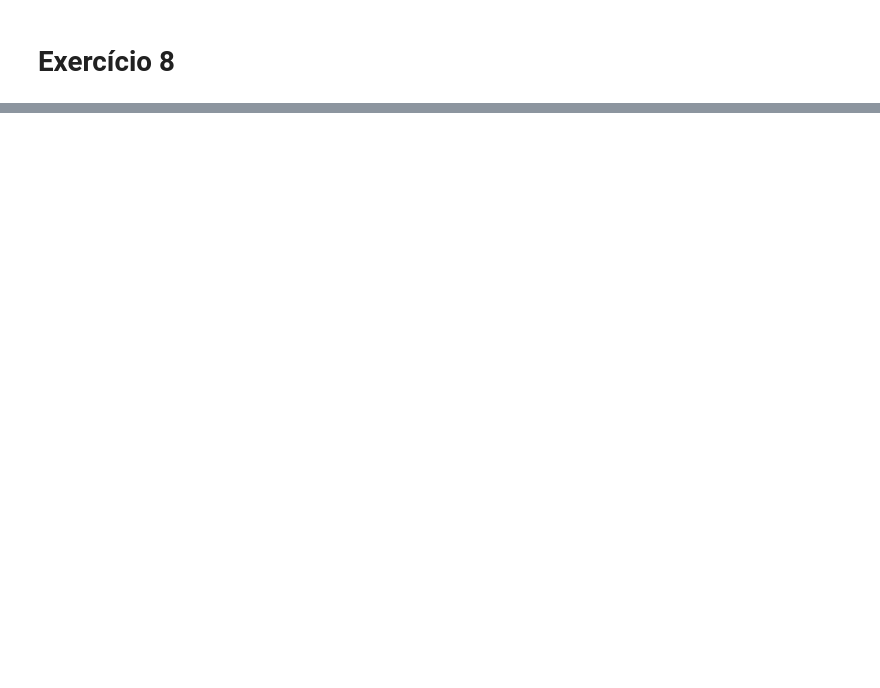
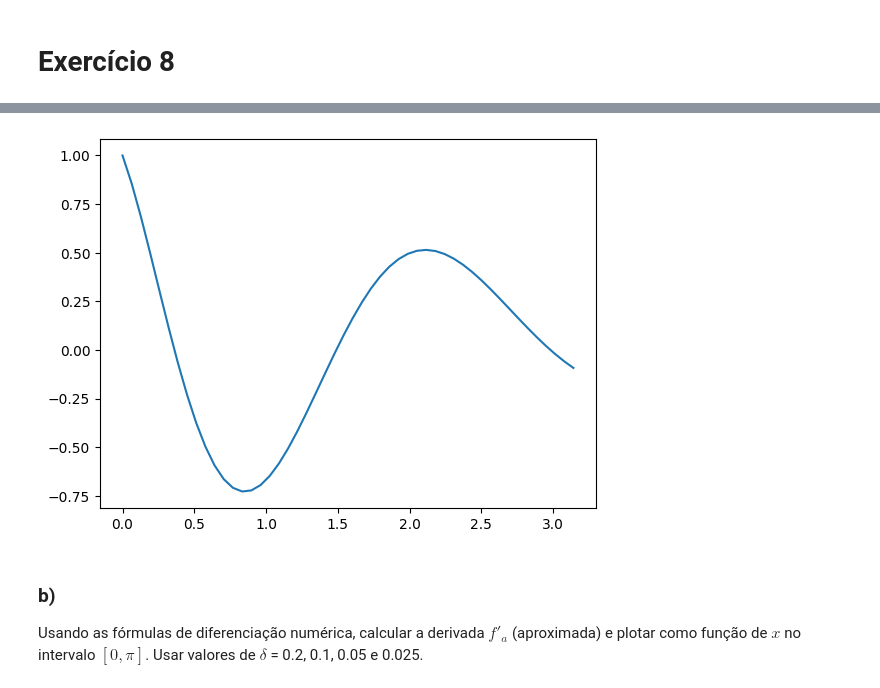
Before and after one commit to heloisaPazeti/Calc_Numeric, a Jupyter notebook: Exercicios/Lista_5.ipynb, the cells around one changed output, grey strips where cells are left out. Saved outputs shown, nothing was run; the diff lists cells and outputs as text; code cells hidden in the pictures; blank space fills up the shorter version.

```diff
--- a/Exercicios/Lista_5.ipynb
+++ b/Exercicios/Lista_5.ipynb
@@ -540,0 +562,18 @@ plt.show()
+# %%
+def Der(x):
+    return ((1-x) * math.cos(2*x) - 2*x*math.sin(2*x)) / (math.e**x)
+# %%
+X = np.linspace(0, np.pi)
+der = []
+
+for x in X:
+    der.append(Der(x))
+
+plt.plot(X, der)
+plt.show()
+# %% [output]
+[figure, added]
+# %% [markdown]
+### b)
+
+Usando as fórmulas de diferenciação numérica, calcular a derivada $f'_a$ (aproximada) e plotar como função de $x$ no intervalo $[0, \pi]$. Usar valores de $\delta$ = 0.2, 0.1, 0.05 e 0.025.
```
Also changed, not shown: parts of 19 cells of this notebook.
